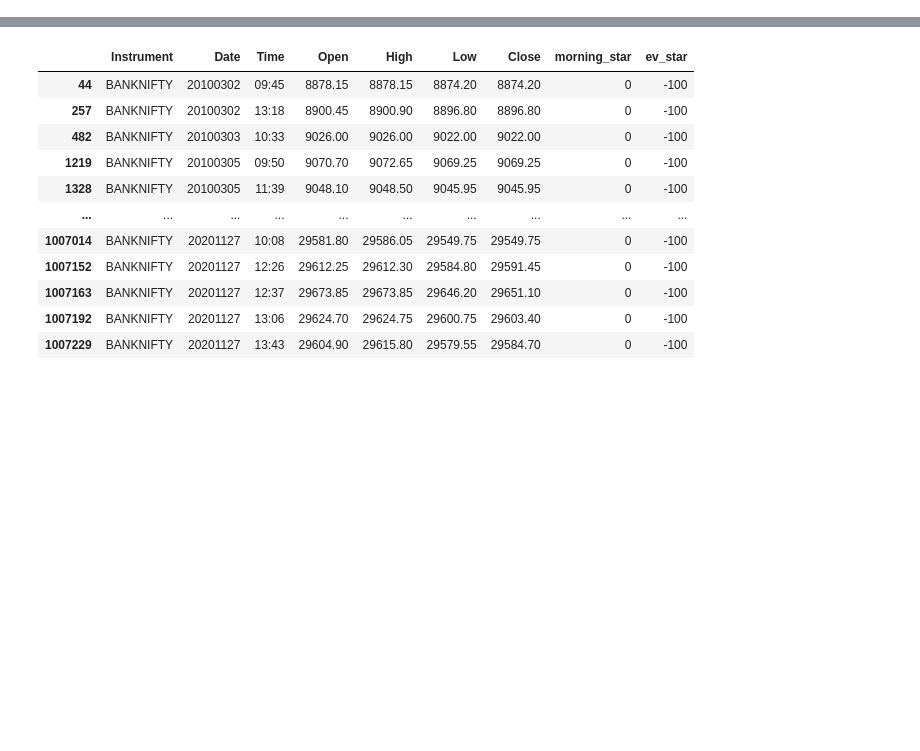
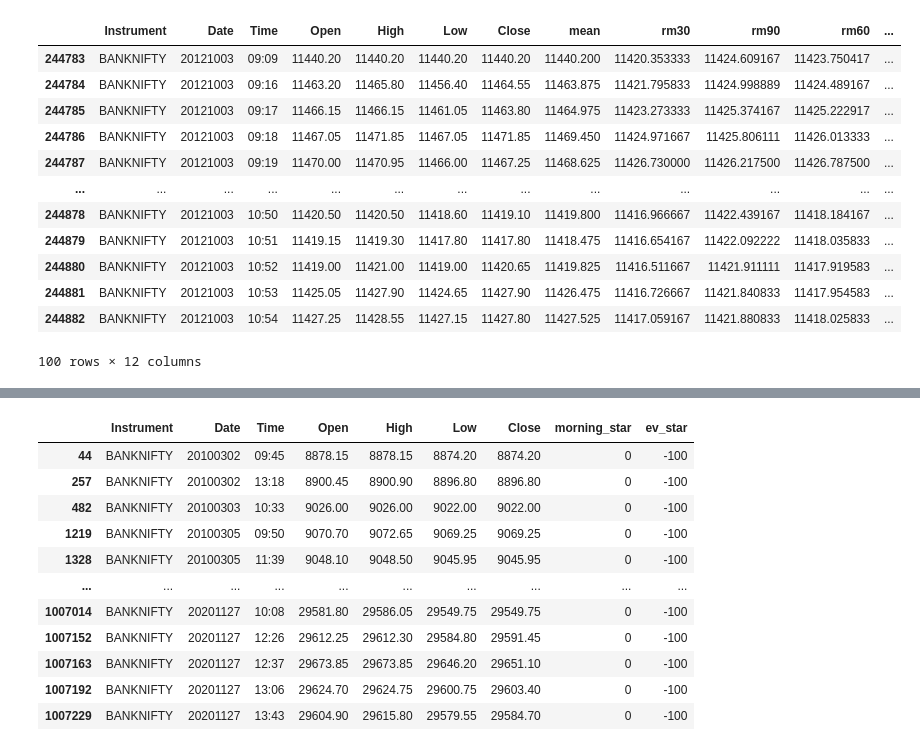
Before and after one commit to martydom/Options, a Jupyter notebook: experiments/Add Load Analyse Predict.ipynb, the cells around one changed output, grey strips where cells are left out. Saved outputs shown, nothing was run; the diff lists cells and outputs as text; code cells hidden in the pictures; blank space fills up the shorter version.

```diff
--- a/experiments/Add Load Analyse Predict.ipynb
+++ b/experiments/Add Load Analyse Predict.ipynb
@@ -12,2 +14,10 @@ bnf = pd.read_csv('BANK_NIFTY_data/BNF_2010_2020.csv')
+# %%
+bnf['mean'] = (bnf['Open']+bnf['Close'])/2
+# %%
+bnf['rm30'] = bnf['mean'].rolling(30).mean()
+bnf['rm90'] = bnf['mean'].rolling(90).mean()
+bnf['rm60'] = bnf['mean'].rolling(60).mean()
+# %%
+sample = bnf[bnf['Date'] == 20121003]
 # %%
 bnf['morning_star'] = talib.CDLMORNINGSTAR(bnf['Open'],bnf['High'],bnf['Low'],bnf['Close'])
@@ -26,0 +59,16 @@ def candles(df):
+# %%
+sample.head(100)
+# %% [output]
+|  | Instrument | Date | Time | Open | High | Low | Close | mean | rm30 | rm90 | rm60 | ... |
+| 244783 | BANKNIFTY | 20121003 | 09:09 | 11440.20 | 11440.20 | 11440.20 | 11440.20 | 11440.200 | 11420.353333 | 11424.609167 | 11423.750417 | ... |
+| 244784 | BANKNIFTY | 20121003 | 09:16 | 11463.20 | 11465.80 | 11456.40 | 11464.55 | 11463.875 | 11421.795833 | 11424.998889 | 11424.489167 | ... |
+| 244785 | BANKNIFTY | 20121003 | 09:17 | 11466.15 | 11466.15 | 11461.05 | 11463.80 | 11464.975 | 11423.273333 | 11425.374167 | 11425.222917 | ... |
+| 244786 | BANKNIFTY | 20121003 | 09:18 | 11467.05 | 11471.85 | 11467.05 | 11471.85 | 11469.450 | 11424.971667 | 11425.806111 | 11426.013333 | ... |
+| 244787 | BANKNIFTY | 20121003 | 09:19 | 11470.00 | 11470.95 | 11466.00 | 11467.25 | 11468.625 | 11426.730000 | 11426.217500 | 11426.787500 | ... |
+| ... | ... | ... | ... | ... | ... | ... | ... | ... | ... | ... | ... | ... |
+| 244878 | BANKNIFTY | 20121003 | 10:50 | 11420.50 | 11420.50 | 11418.60 | 11419.10 | 11419.800 | 11416.966667 | 11422.439167 | 11418.184167 | ... |
+| 244879 | BANKNIFTY | 20121003 | 10:51 | 11419.15 | 11419.30 | 11417.80 | 11417.80 | 11418.475 | 11416.654167 | 11422.092222 | 11418.035833 | ... |
+| 244880 | BANKNIFTY | 20121003 | 10:52 | 11419.00 | 11421.00 | 11419.00 | 11420.65 | 11419.825 | 11416.511667 | 11421.911111 | 11417.919583 | ... |
+| 244881 | BANKNIFTY | 20121003 | 10:53 | 11425.05 | 11427.90 | 11424.65 | 11427.90 | 11426.475 | 11416.726667 | 11421.840833 | 11417.954583 | ... |
+| 244882 | BANKNIFTY | 20121003 | 10:54 | 11427.25 | 11428.55 | 11427.15 | 11427.80 | 11427.525 | 11417.059167 | 11421.880833 | 11418.025833 | ... |
+100 rows × 12 columns
```
Also changed, not shown: parts of 14 cells of this notebook.
